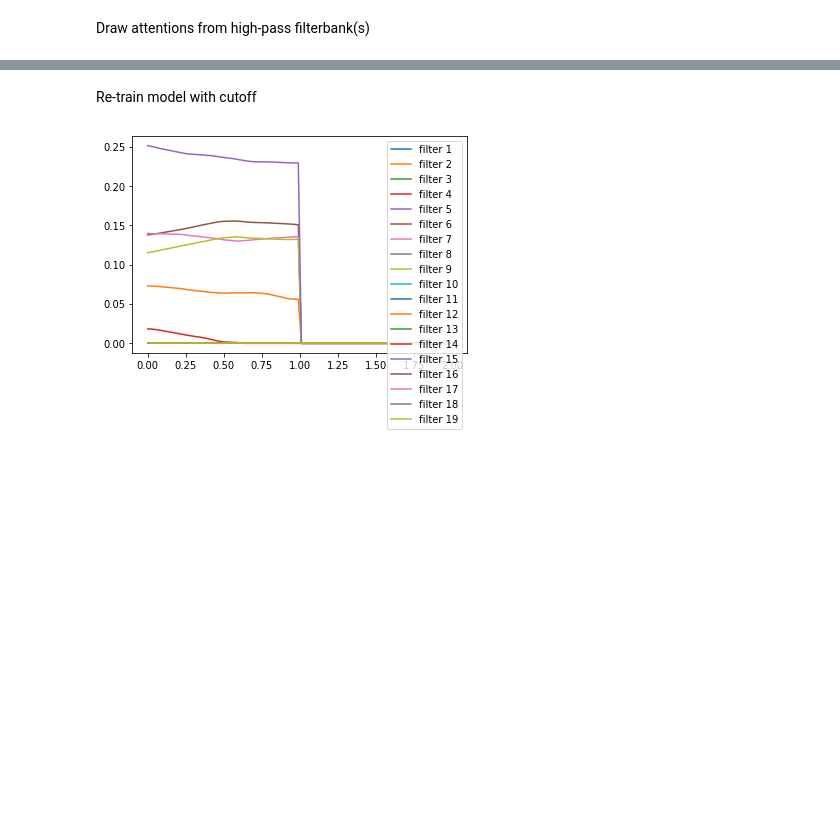
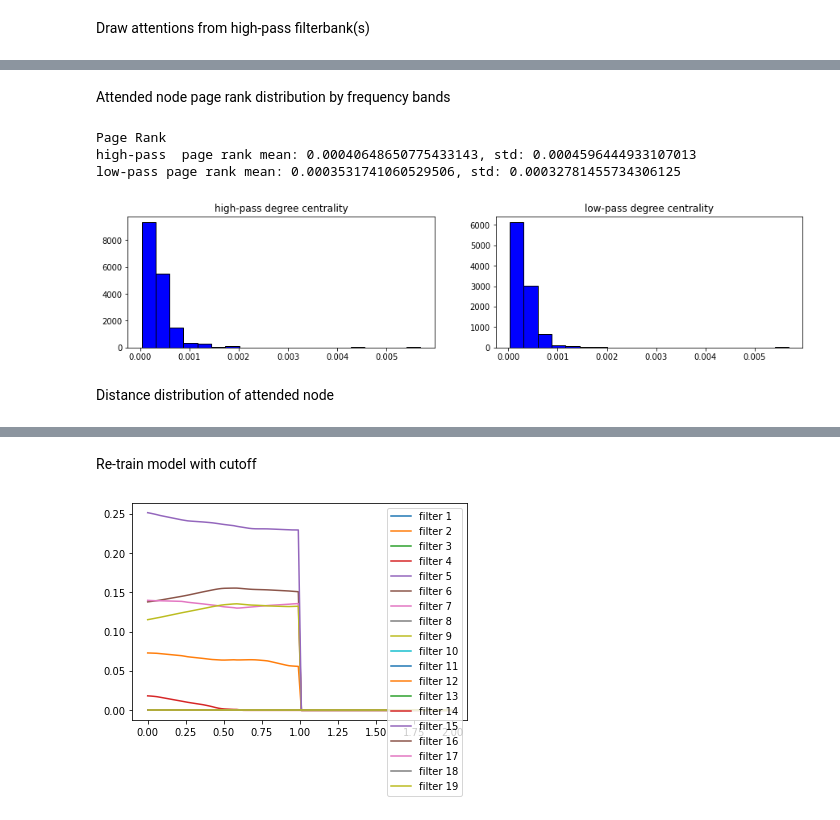
Before and after one commit to seanli3/asgat, a Jupyter notebook: citation/citeseer_frequency_analysis.ipynb, the cells around one changed output, grey strips where cells are left out. Drawn from its saved outputs; the diff is of its cells as text; code cells hidden in the pictures; blank space fills up the shorter version.

```diff
--- a/citation/citeseer_frequency_analysis.ipynb
+++ b/citation/citeseer_frequency_analysis.ipynb
@@ -347,0 +429,28 @@ plt.show()
+# %% [markdown]
+Attended node page rank distribution by frequency bands
+# %%
+# compute all node's page rank
+pr = nx.pagerank(G, alpha=0.9)
+
+min_att = 1
+plt.figure(figsize=(15,3))
+
+print('Page Rank')
+ax1 = plt.subplot(1, 2, 1)
+ax1.set_title('high-pass degree centrality')
+prs = torch.tensor([pr[n] for n in (high_attentions > min_att).nonzero(as_tuple=True)[1].tolist()])
+print('high-pass  page rank mean: {}, std: {}'.format(prs.mean().item(), prs.std().item()))
+plt.hist(prs, color = 'blue', edgecolor = 'black', bins = 20)
+
+ax2 = plt.subplot(1, 2, 2)
+ax2.set_title('low-pass degree centrality')
+prs = torch.tensor([pr[n] for n in (low_attentions > min_att).nonzero(as_tuple=True)[1].tolist()])
+print('low-pass page rank mean: {}, std: {}'.format(prs.mean().item(), prs.std().item()))
+plt.hist(prs, color = 'blue', edgecolor = 'black', bins = 20);
+# %% [output]
+Page Rank
+high-pass  page rank mean: 0.00040648650775433143, std: 0.0004596444933107013
+low-pass page rank mean: 0.0003531741060529506, std: 0.00032781455734306125
+[figure, added]
+# %% [markdown]
+Distance distribution of attended node
```
Also changed, not shown: parts of 11 cells of this notebook.
